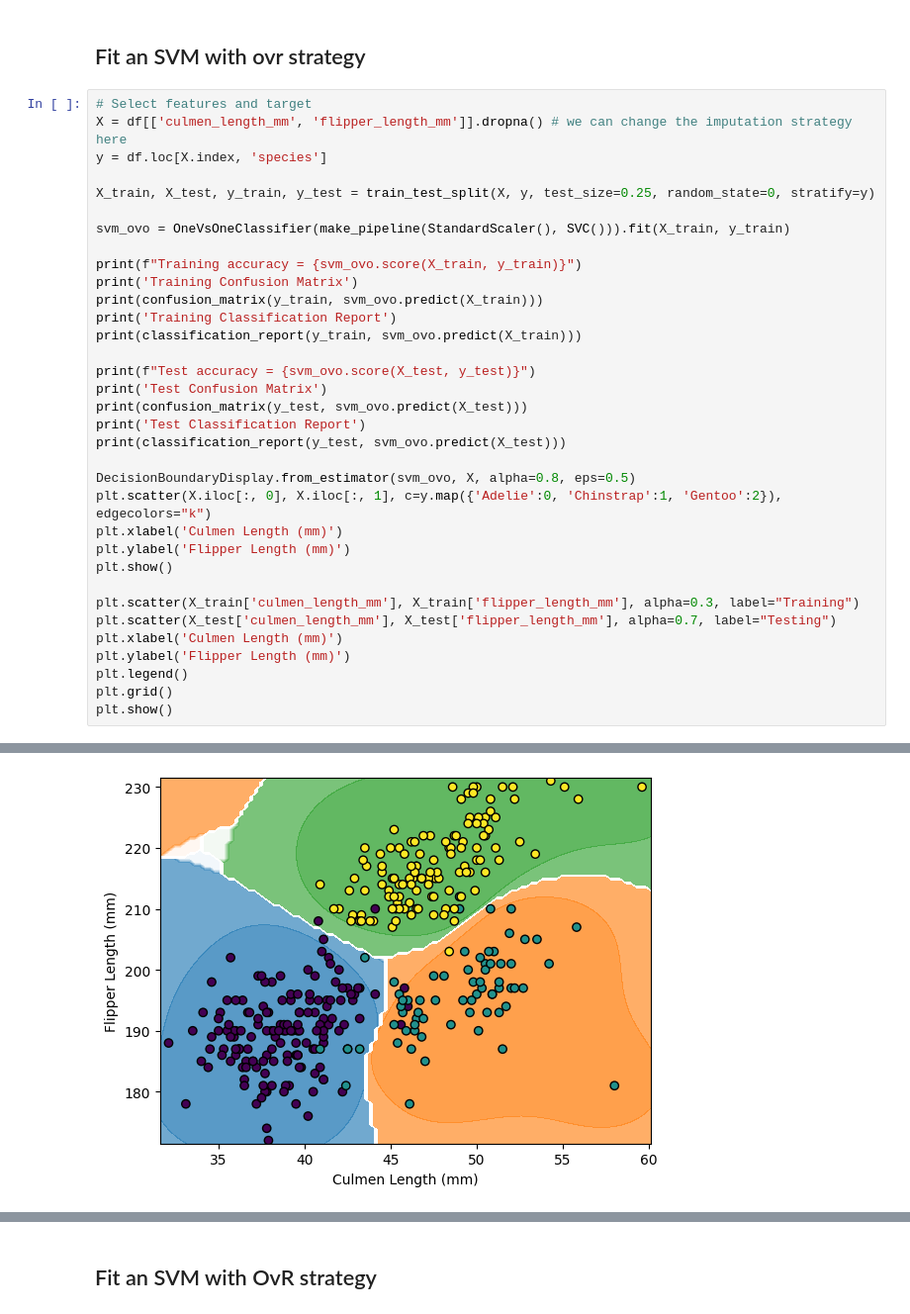
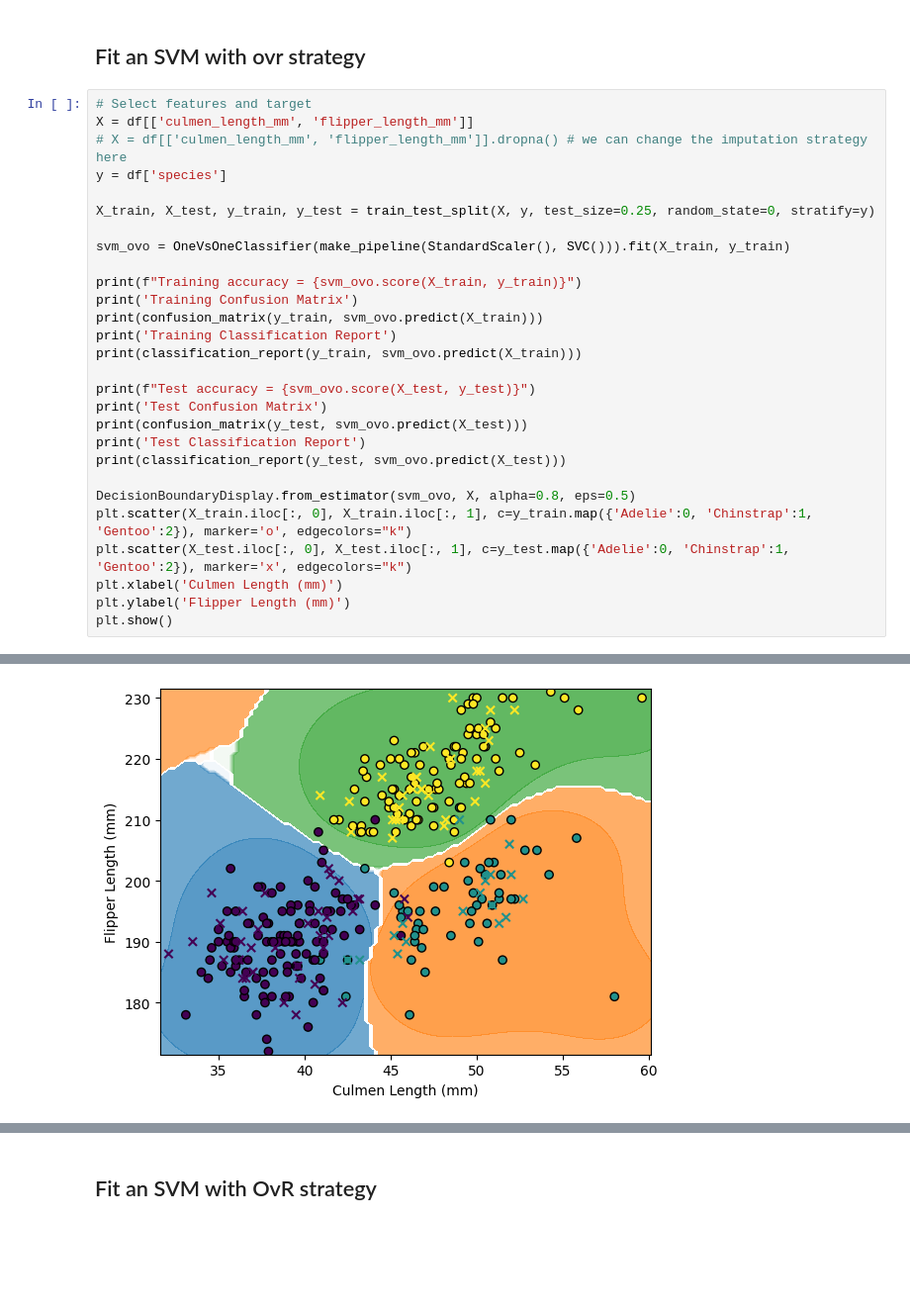
Before and after one commit to pctiope/AI221, a Jupyter notebook: Kernel_Methods/mex2_1.ipynb, the cells around one changed output, grey strips where cells are left out. Shown at 99% size. Drawn from its saved outputs; the diff is of its cells as text; blank space fills up the shorter version.

```diff
--- a/Kernel_Methods/mex2_1.ipynb
+++ b/Kernel_Methods/mex2_1.ipynb
@@ -76,8 +76,9 @@ plt.show()
 ## Fit an SVM with ovr strategy
 # %%
 # Select features and target
-X = df[['culmen_length_mm', 'flipper_length_mm']].dropna() # we can change the imputation strategy here
-y = df.loc[X.index, 'species']
+X = df[['culmen_length_mm', 'flipper_length_mm']]
+# X = df[['culmen_length_mm', 'flipper_length_mm']].dropna() # we can change the imputation strategy here
+y = df['species']
 
 X_train, X_test, y_train, y_test = train_test_split(X, y, test_size=0.25, random_state=0, stratify=y)
 
@@ -96,16 +97,9 @@ print('Test Classification Report')
 print(classification_report(y_test, svm_ovo.predict(X_test)))
 
 DecisionBoundaryDisplay.from_estimator(svm_ovo, X, alpha=0.8, eps=0.5)
-plt.scatter(X.iloc[:, 0], X.iloc[:, 1], c=y.map({'Adelie':0, 'Chinstrap':1, 'Gentoo':2}), edgecolors="k")
+plt.scatter(X_train.iloc[:, 0], X_train.iloc[:, 1], c=y_train.map({'Adelie':0, 'Chinstrap':1, 'Gentoo':2}), marker='o', edgecolors="k")
+plt.scatter(X_test.iloc[:, 0], X_test.iloc[:, 1], c=y_test.map({'Adelie':0, 'Chinstrap':1, 'Gentoo':2}), marker='x', edgecolors="k")
 plt.xlabel('Culmen Length (mm)')
 plt.ylabel('Flipper Length (mm)')
 plt.show()
-
-plt.scatter(X_train['culmen_length_mm'], X_train['flipper_length_mm'], alpha=0.3, label="Training")
-plt.scatter(X_test['culmen_length_mm'], X_test['flipper_length_mm'], alpha=0.7, label="Testing")
-plt.xlabel('Culmen Length (mm)')
-plt.ylabel('Flipper Length (mm)')
-plt.legend()
-plt.grid()
-plt.show()
 # %% [output]
@@ -129 +123 @@ weighted avg       0.96      0.97      0.96        86
-[figure, old version]
+[figure, new version]
```
Also changed, not shown: parts of 5 cells of this notebook, 9 other files.
